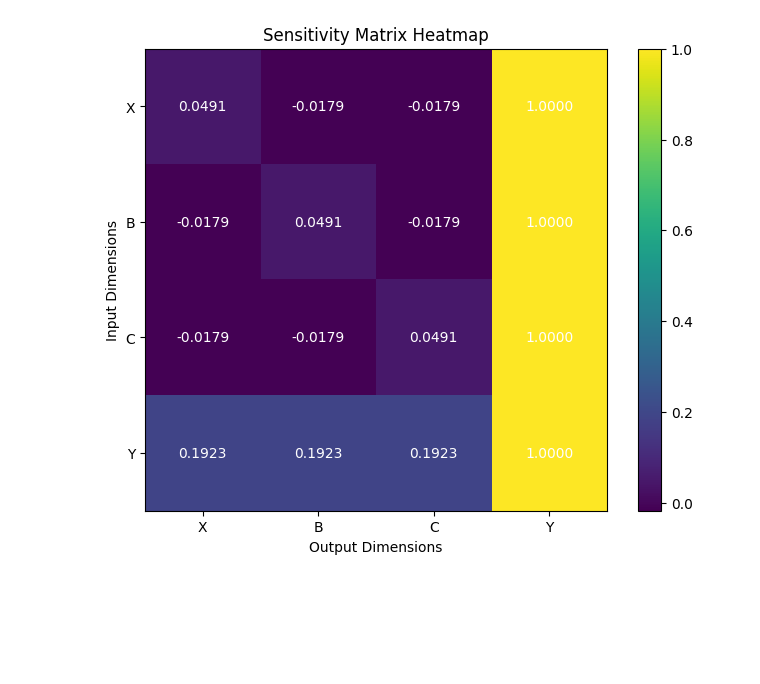
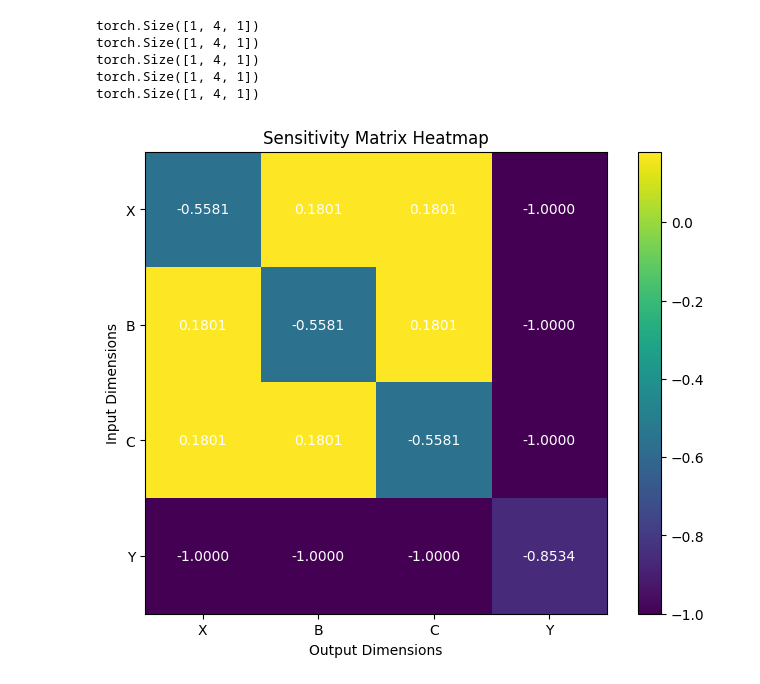
Before and after one commit to matthewvowels1/Causal_Transformer, a Jupyter notebook: CaT/perturbation_graph.ipynb, the cells around one changed output. Drawn from its saved outputs; the diff is of its cells as text; code cells hidden in the pictures; blank space fills up the shorter version.

```diff
--- a/CaT/perturbation_graph.ipynb
+++ b/CaT/perturbation_graph.ipynb
@@ -24,10 +24,10 @@ torch.manual_seed(seed)
 device = 'cuda'
 dropout_rate = 0.0
 learning_rate = 5e-3
-ff_n_embed = 6
-num_heads = 2
+ff_n_embed = 4
+num_heads = 1
 n_layers = 1
-head_size = 6
+head_size = 4
 d = 1
 
 def generate_data(N, d=3):
@@ -94,7 +94,7 @@ model = CaT(input_dim=input_dim,
                 var_types=var_types,
                 ).to(device)
 # %%
-def input_output_sensitivity_matrix(input, model, epsilon=1e-5):
+def input_output_sensitivity_matrix(input, model, epsilon=1.0):
     model.eval()
     input = input.detach().clone()
     original_output, _, _ = model(X=input, targets=input, shuffling=False)
@@ -113,31 +113,36 @@ def input_output_sensitivity_matrix(input, model, epsilon=1e-5):
 
     return sensitivity_matrix
 
 
 def normalize_matrix_abs(sensitivity_matrix):
     # Avoid division by zero by using np.where
     row_max = np.max(np.abs(sensitivity_matrix), axis=1, keepdims=True)
     normalized_matrix = np.where(row_max != 0, sensitivity_matrix / row_max, 0)
     return normalized_matrix
 
 
 xb = get_batch(train_data=train_data, val_data=val_data, split='train', device=device, batch_size=1) * 0.0 + 1
 sensitivity_matrix = normalize_matrix_abs(input_output_sensitivity_matrix(xb, model).detach().cpu().numpy())
 
 plt.figure(figsize=(8, 6))
 plt.imshow(sensitivity_matrix, cmap='viridis', interpolation='nearest')
 plt.colorbar()
 
 for i in range(sensitivity_matrix.shape[0]):
     for j in range(sensitivity_matrix.shape[1]):
         plt.text(j, i, f'{sensitivity_matrix[i, j]:.4f}', ha='center', va='center', color='white')
 
 plt.xlabel('Output Dimensions')
 plt.ylabel('Input Dimensions')
 plt.title('Sensitivity Matrix Heatmap')
 plt.xticks(ticks=np.arange(len(var_names)), labels=var_names)
 plt.yticks(ticks=np.arange(len(var_names)), labels=var_names)
 # Display the plot
 plt.show()
 # %% [output]
+torch.Size([1, 4, 1])
+torch.Size([1, 4, 1])
+torch.Size([1, 4, 1])
+torch.Size([1, 4, 1])
+torch.Size([1, 4, 1])
-[figure, old version]
+[figure, new version]
```
Also changed, not shown: 2 other files.
